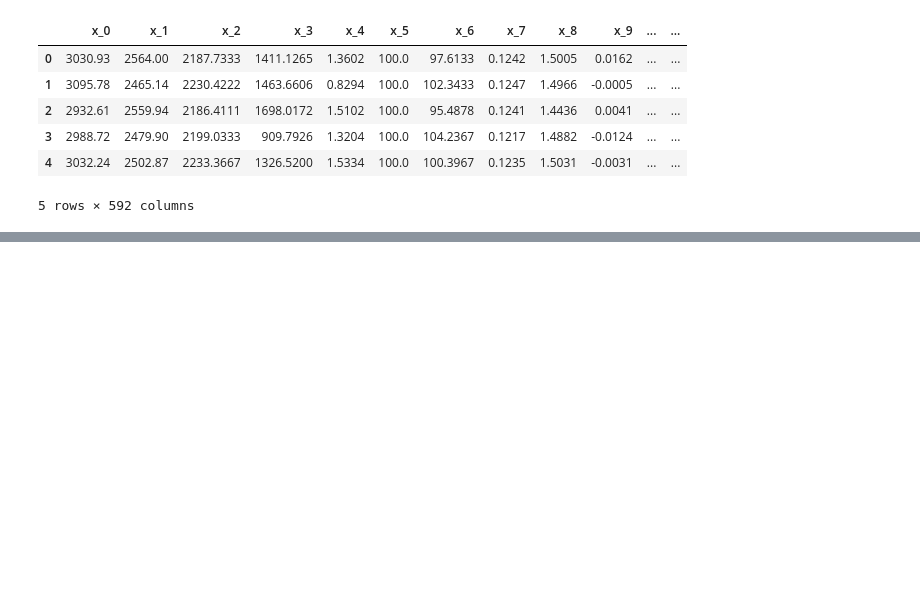
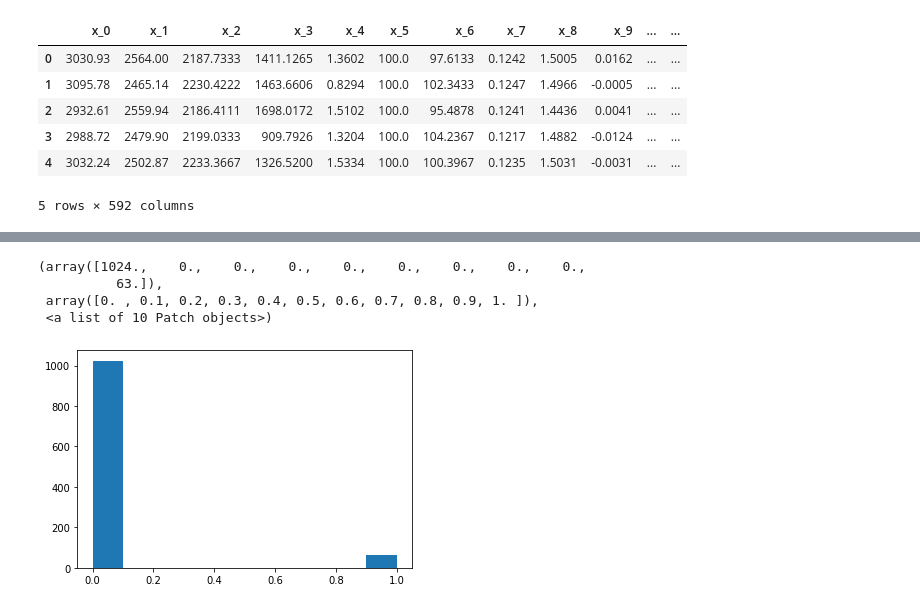
Before and after one commit to stephenleo87/uci-semicon, a Jupyter notebook: Labels_Prediction.ipynb, the cells around one changed output, grey strips where cells are left out. Saved outputs shown, nothing was run; the diff lists cells and outputs as text; code cells hidden in the pictures; blank space fills up the shorter version.

```diff
--- a/Labels_Prediction.ipynb
+++ b/Labels_Prediction.ipynb
@@ -98,0 +160,3 @@ test_df.to_csv('test_df.csv', index=False)
+# %%
+train_outliers_idx = [i for i, n in enumerate(train_outliers) if n > 0]
+test_outliers_idx = [i for i, n in enumerate(test_outliers) if n > 0]
@@ -98,0 +171,8 @@ test_df.to_csv('test_df.csv', index=False)
+# %%
+plt.hist(y_train[train_outliers_idx])
+# %% [output]
+(array([1024.,    0.,    0.,    0.,    0.,    0.,    0.,    0.,    0.,
+          63.]),
+ array([0. , 0.1, 0.2, 0.3, 0.4, 0.5, 0.6, 0.7, 0.8, 0.9, 1. ]),
+ <a list of 10 Patch objects>)
+[figure, added]
```
Also changed, not shown: parts of 53 cells of this notebook.
